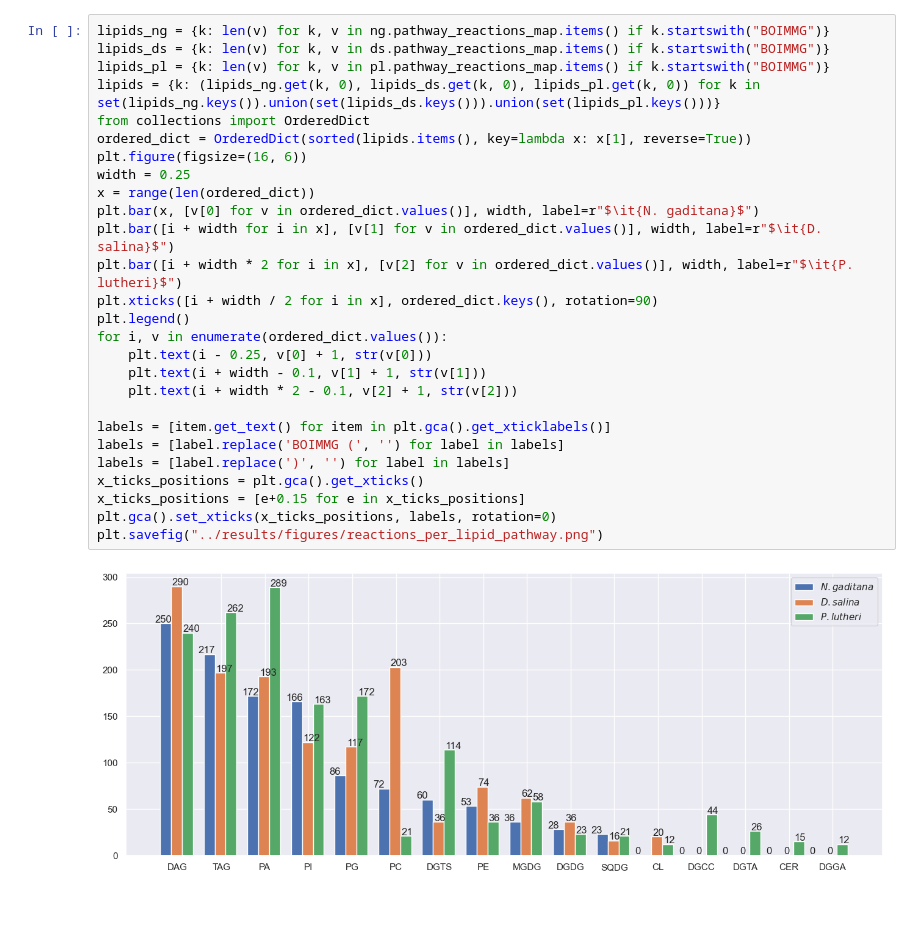
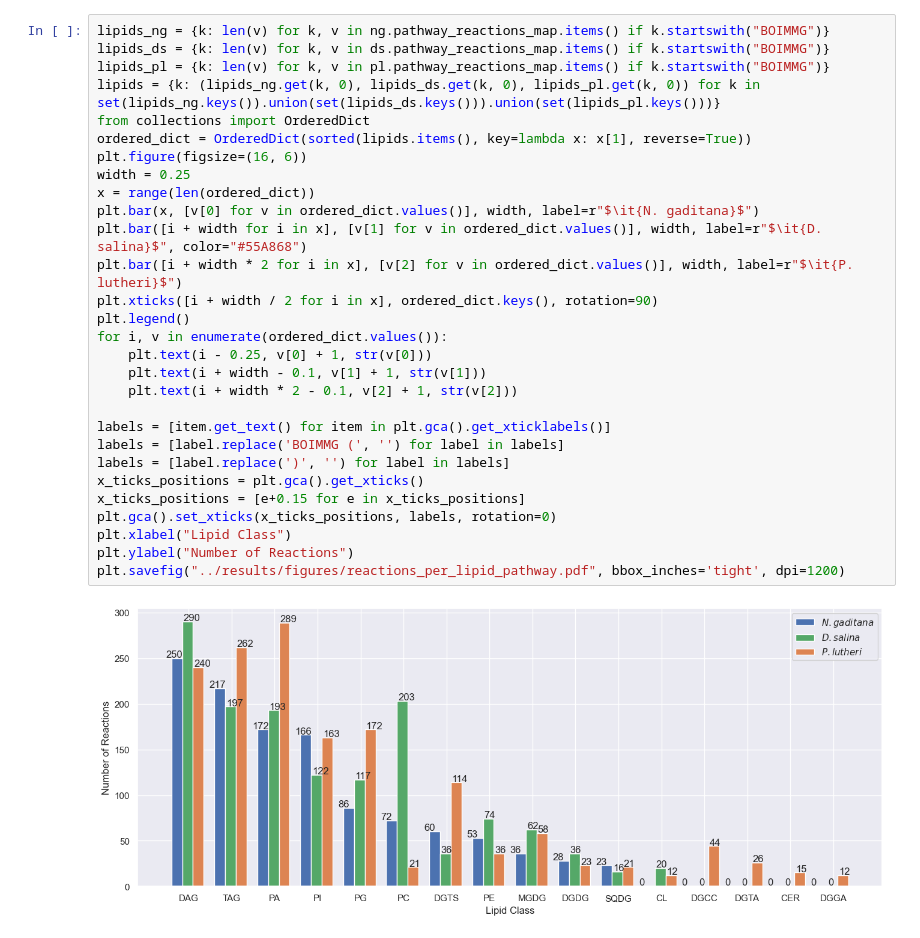
Before and after one commit to ecunha1996/model_analysis, a Jupyter notebook: code/lipid_analysis.ipynb, the cells around one changed output. Cells and saved outputs as stored; diff of their text form; blank space fills up the shorter version.

```diff
--- a/code/lipid_analysis.ipynb
+++ b/code/lipid_analysis.ipynb
@@ -39,29 +39,31 @@ Model loaded
 # %%
 lipids_ng = {k: len(v) for k, v in ng.pathway_reactions_map.items() if k.startswith("BOIMMG")}
 lipids_ds = {k: len(v) for k, v in ds.pathway_reactions_map.items() if k.startswith("BOIMMG")}
 lipids_pl = {k: len(v) for k, v in pl.pathway_reactions_map.items() if k.startswith("BOIMMG")}
 lipids = {k: (lipids_ng.get(k, 0), lipids_ds.get(k, 0), lipids_pl.get(k, 0)) for k in set(lipids_ng.keys()).union(set(lipids_ds.keys())).union(set(lipids_pl.keys()))}
 from collections import OrderedDict
 ordered_dict = OrderedDict(sorted(lipids.items(), key=lambda x: x[1], reverse=True))
 plt.figure(figsize=(16, 6))
 width = 0.25
 x = range(len(ordered_dict))
 plt.bar(x, [v[0] for v in ordered_dict.values()], width, label=r"$\it{N. gaditana}$")
-plt.bar([i + width for i in x], [v[1] for v in ordered_dict.values()], width, label=r"$\it{D. salina}$")
+plt.bar([i + width for i in x], [v[1] for v in ordered_dict.values()], width, label=r"$\it{D. salina}$", color="#55A868")
 plt.bar([i + width * 2 for i in x], [v[2] for v in ordered_dict.values()], width, label=r"$\it{P. lutheri}$")
 plt.xticks([i + width / 2 for i in x], ordered_dict.keys(), rotation=90)
 plt.legend()
 for i, v in enumerate(ordered_dict.values()):
     plt.text(i - 0.25, v[0] + 1, str(v[0]))
     plt.text(i + width - 0.1, v[1] + 1, str(v[1]))
     plt.text(i + width * 2 - 0.1, v[2] + 1, str(v[2]))
 
 labels = [item.get_text() for item in plt.gca().get_xticklabels()]
 labels = [label.replace('BOIMMG (', '') for label in labels]
 labels = [label.replace(')', '') for label in labels]
 x_ticks_positions = plt.gca().get_xticks()
 x_ticks_positions = [e+0.15 for e in x_ticks_positions]
 plt.gca().set_xticks(x_ticks_positions, labels, rotation=0)
-plt.savefig("../results/figures/reactions_per_lipid_pathway.png")
+plt.xlabel("Lipid Class")
+plt.ylabel("Number of Reactions")
+plt.savefig("../results/figures/reactions_per_lipid_pathway.pdf", bbox_inches='tight', dpi=1200)
 # %% [output]
-[figure, old version]
+[figure, new version]
```
Also changed, not shown: parts of 6 cells of this notebook, 8 other files.
